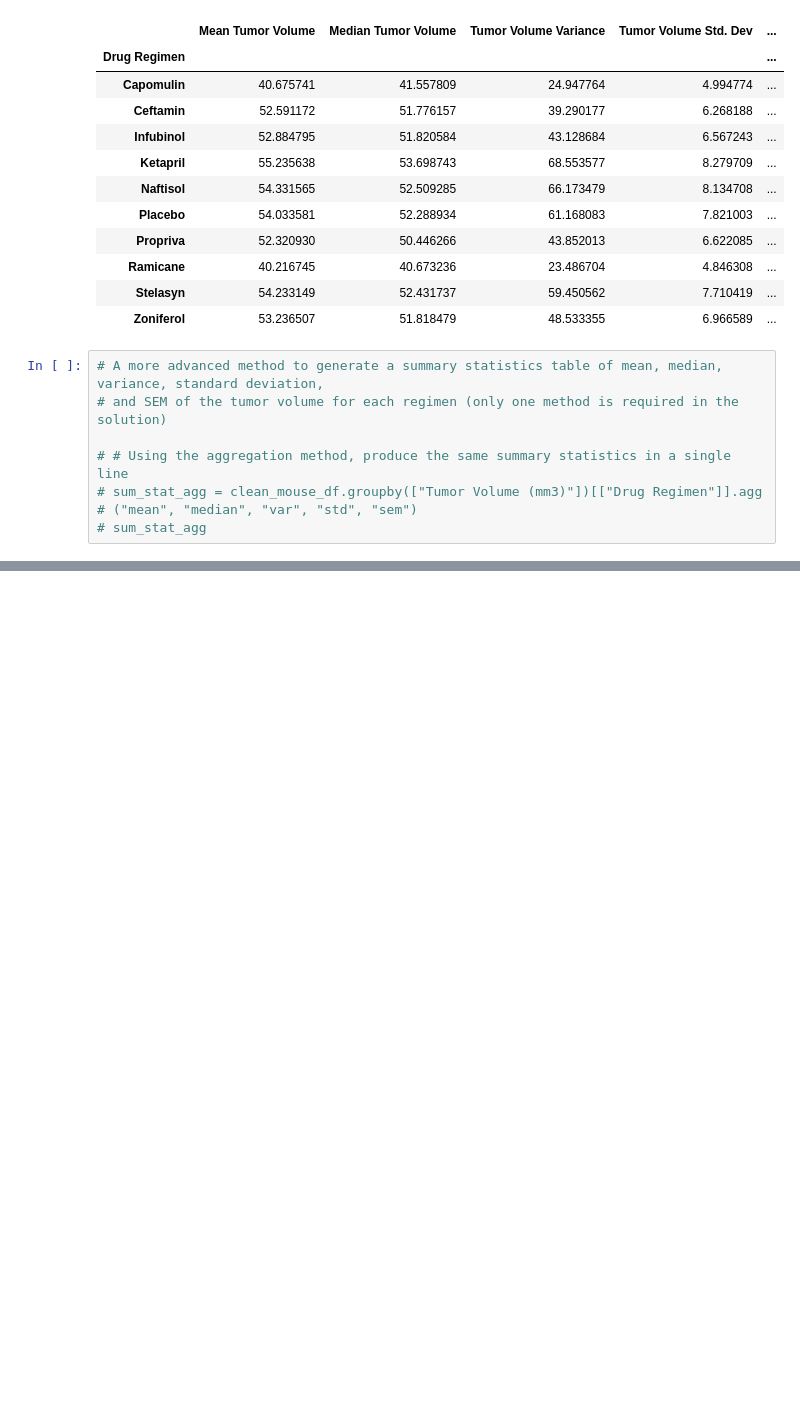
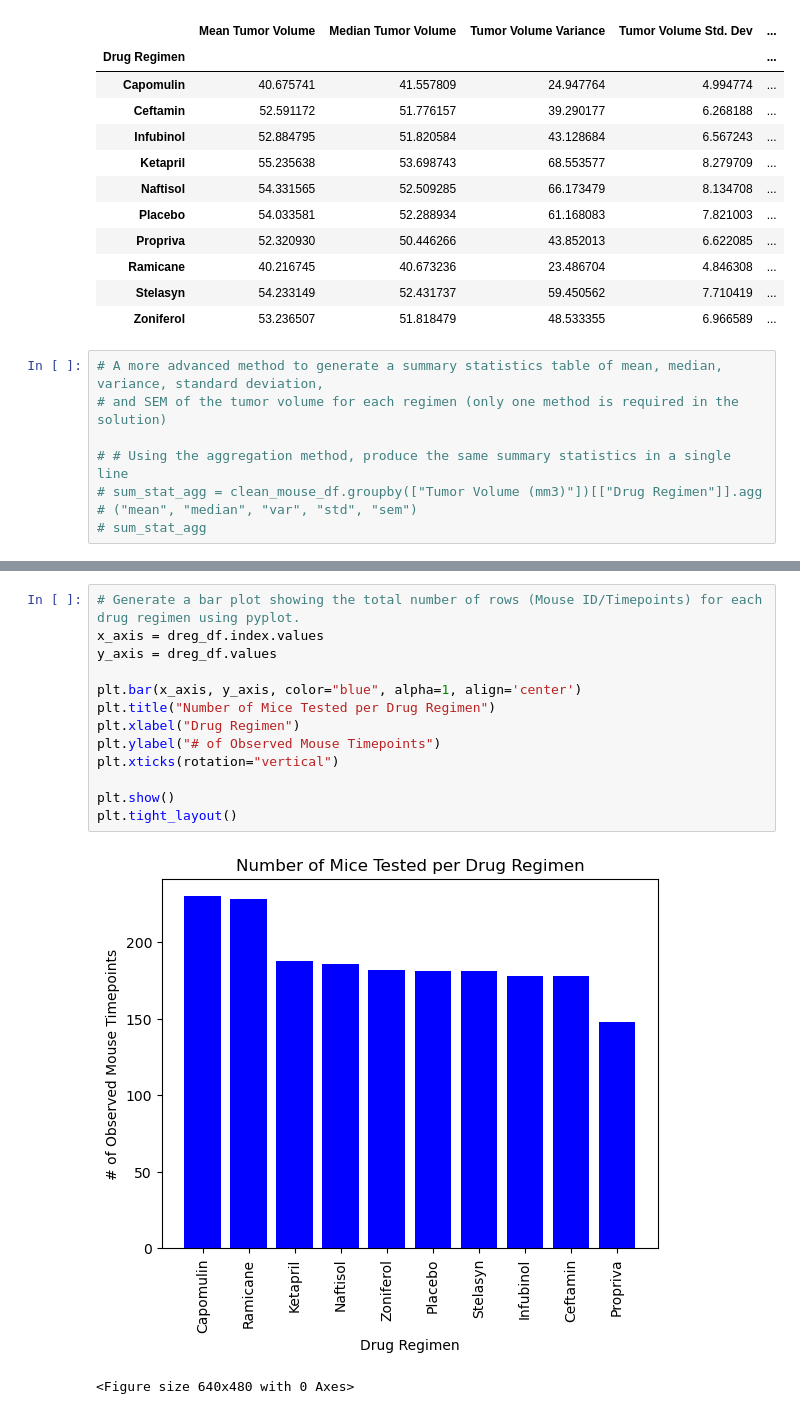
Before and after one commit to meehal0203/Module_5_Pymaceuticals, a Jupyter notebook: Pymaceuticals/Pymaceuticals.ipynb, the cells around one changed output, grey strips where cells are left out. Saved outputs shown, nothing was run; the diff lists cells and outputs as text; blank space fills up the shorter version.

```diff
--- a/Pymaceuticals/Pymaceuticals.ipynb
+++ b/Pymaceuticals/Pymaceuticals.ipynb
@@ -201,0 +202,16 @@ Name: count, dtype: int64
+# %%
+# Generate a bar plot showing the total number of rows (Mouse ID/Timepoints) for each drug regimen using pyplot.
+x_axis = dreg_df.index.values
+y_axis = dreg_df.values
+
+plt.bar(x_axis, y_axis, color="blue", alpha=1, align='center')
+plt.title("Number of Mice Tested per Drug Regimen")
+plt.xlabel("Drug Regimen")
+plt.ylabel("# of Observed Mouse Timepoints")
+plt.xticks(rotation="vertical")
+
+plt.show()
+plt.tight_layout()
+# %% [output]
+[figure, added]
+<Figure size 640x480 with 0 Axes>
```
Also changed, not shown: parts of 8 cells of this notebook.
